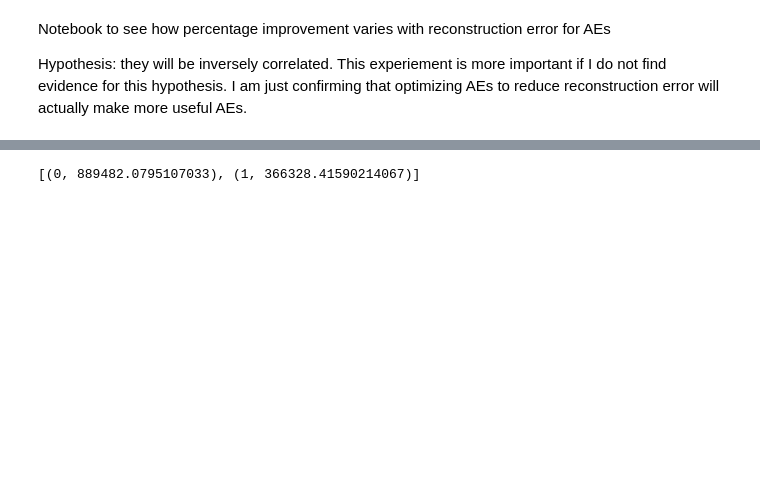
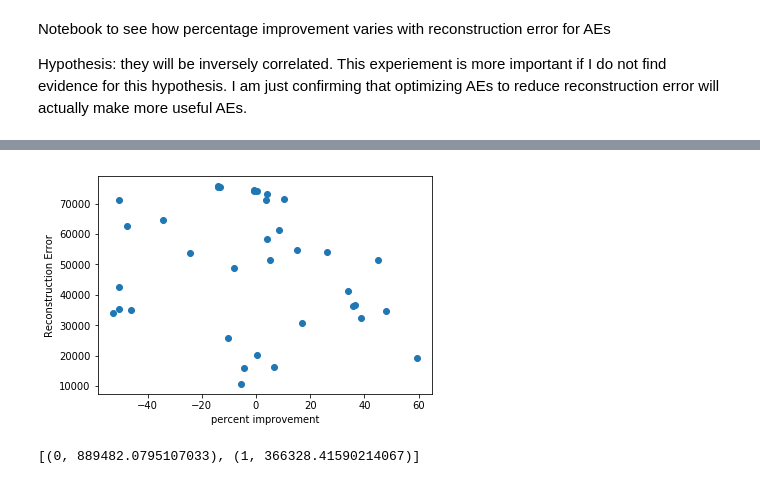
Before and after one commit to julianmack/Data_Assimilation, a Jupyter notebook: analysis/improvement_vs_reconstruction_err.ipynb, the cells around one changed output, grey strips where cells are left out. Drawn from its saved outputs; the diff is of its cells as text; code cells hidden in the pictures; blank space fills up the shorter version.

Commit message:
updated with graphs

```diff
--- a/analysis/improvement_vs_reconstruction_err.ipynb
+++ b/analysis/improvement_vs_reconstruction_err.ipynb
@@ -94,10 +111,12 @@ epoch [59/100], loss:19112.0592
 # %%
 import matplotlib.pyplot as plt
 
-plt.plot(df2["percent_improve_vals"], df2["recon_errs_valid"] )
+plt.scatter(df2["percent_improve_vals"], df2["recon_errs_valid"] )
 plt.xlabel("percent improvement")
 plt.ylabel("Reconstruction Error")
 plt.show()
+# %% [output]
+[figure, added]
 # %%
 test_data
 # %% [output]
```
Also changed, not shown: parts of 1 cell of this notebook.
